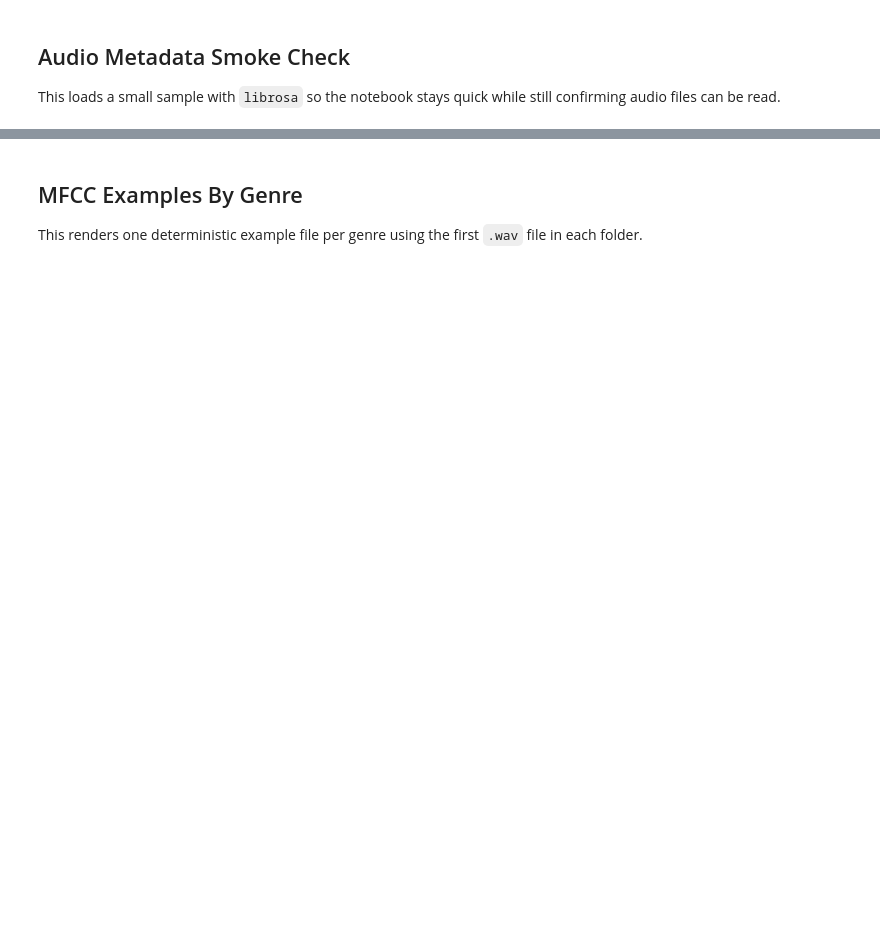
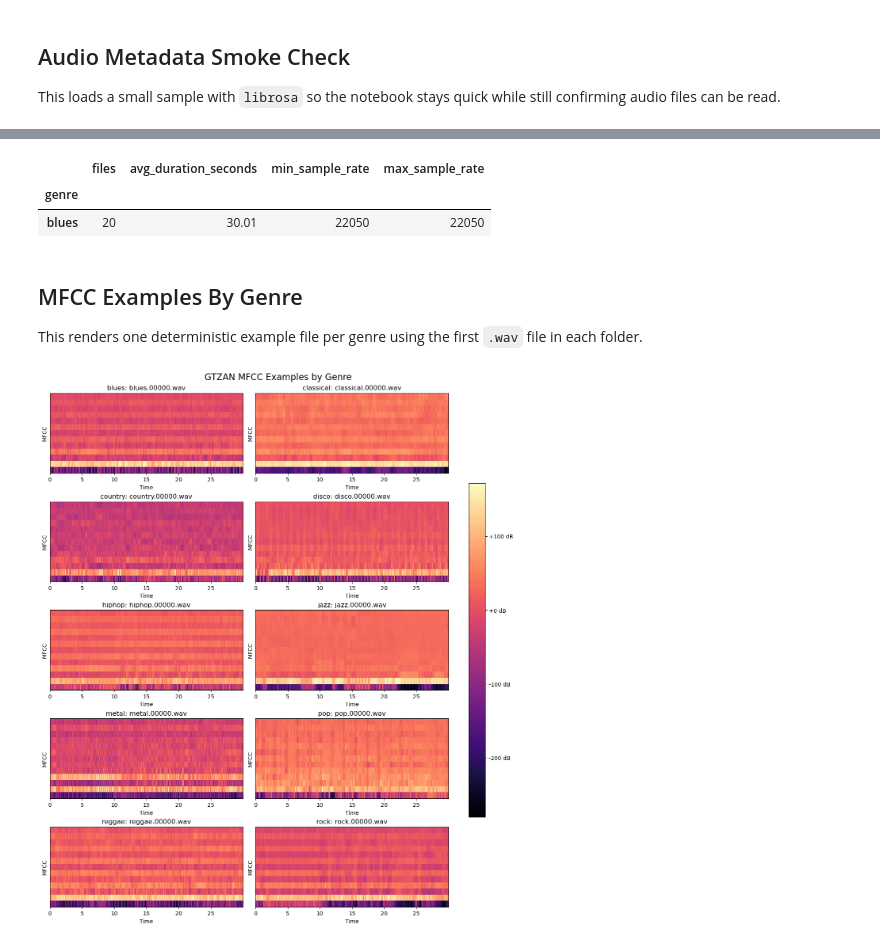
Before and after one commit to ach0309/audio-genre-classifier, a Jupyter notebook: code/1_explore.ipynb, the cells around one changed output, grey strips where cells are left out. Saved outputs shown, nothing was run; the diff lists cells and outputs as text; code cells hidden in the pictures; blank space fills up the shorter version.

```diff
--- a/code/1_explore.ipynb
+++ b/code/1_explore.ipynb
@@ -273,5 +87,5 @@ display(metadata_sample.head())
 # %%
-metadata_summary = (
+(
     metadata_sample.groupby("genre")
     .agg(
         files=("file_name", "count"),
@@ -281,7 +95,10 @@ metadata_summary = (
     )
     .round(2)
 )
-display(metadata_summary)
+# %% [output]
+|  | files | avg_duration_seconds | min_sample_rate | max_sample_rate |
+| genre |  |  |  |  |
+| blues | 20 | 30.01 | 22050 | 22050 |
 # %% [markdown]
 ## MFCC Examples By Genre
 
@@ -292,0 +106,4 @@ display(Image(filename=str(mfcc_chart_path)))
+# %%
+plot_mfcc_examples(dataset_path=dataset_path, output_path=None)
+# %% [output]
+[figure, added]
```
Also changed, not shown: parts of 14 cells of this notebook.
